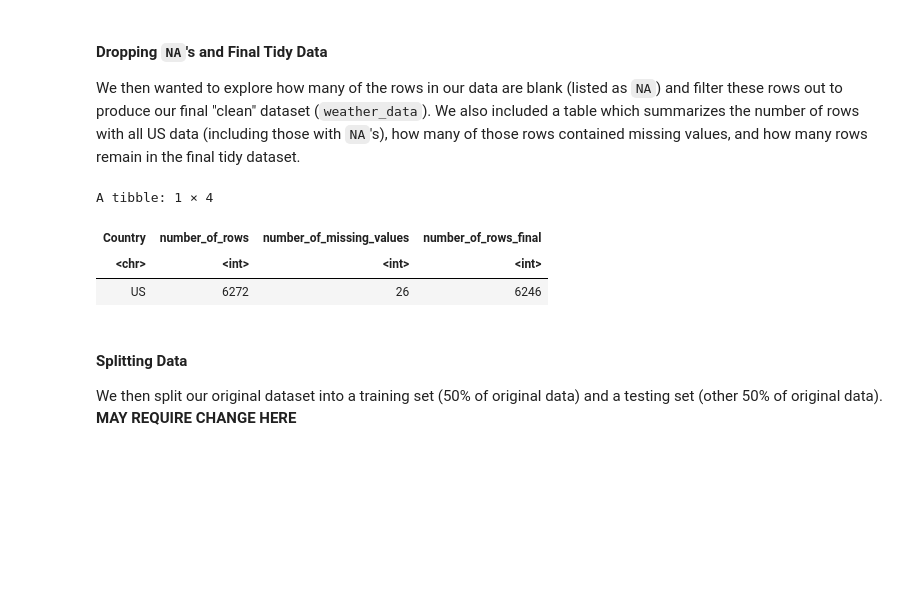
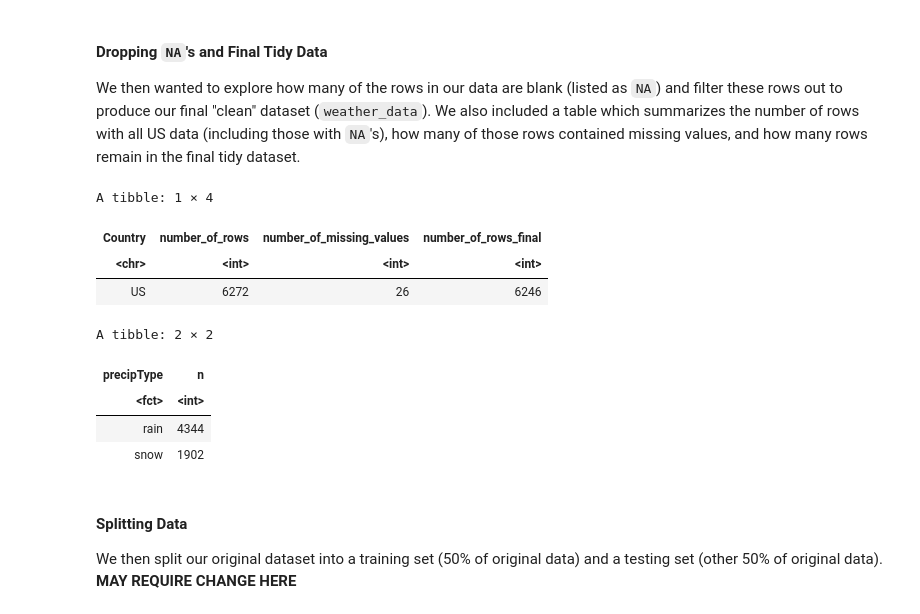
Before and after one commit to codingonapotato/dsci100_group_project_S2022, a Jupyter notebook: Final Project Report.ipynb, the cells around one changed output. Drawn from its saved outputs; the diff is of its cells as text; code cells hidden in the pictures; blank space fills up the shorter version.

Commit message:
Added new code stuff and tweaked code in areas uhhhh for instance the recipe and the earlier datatables

```diff
--- a/Final Project Report.ipynb
+++ b/Final Project Report.ipynb
@@ -105,38 +87,38 @@ A tibble: 6272 × 6
 
 We then wanted to explore how many of the rows in our data are blank (listed as `NA`) and filter these rows out to produce our final "clean" dataset (`weather_data`). We also included a table which summarizes the number of rows with all US data (including those with `NA`'s), how many of those rows contained missing values, and how many rows remain in the final tidy dataset.
 # %%
-# na_count <- weather_data_US_only %>%
-#             is.na() %>%
-#             as.data.frame() %>%
-#             filter(precipType == TRUE) %>%
-#             group_by(precipType) %>%
-#             summarize(number_of_missing = n()) %>%
-#             select(-precipType) #formally showing number of missing values in a weather_data_US_only dataframe
-
-# !!! <Above version needs am keeping temporarily review again make sure that the logic below works>
-
 na_count <- weather_data_US_only %>%
                 filter(is.na(precipProbability)
                        | is.na(temperatureHigh)
                        | is.na(temperatureLow)
                        | is.na(dewPoint)
                        | is.na(precipType)) %>%
                 nrow() # To show the amount of missing data in our variables
 
 weather_data <- weather_data_US_only %>%
     drop_na() %>%
     mutate(precipType = as.factor(precipType)) #dropping all NA values from the dataset and mutating precipType into a factor
-# !!! Considering perhaps just select(-Country) here too cause it's a lil weird that we decide to split the data and THEN remove it lol
 
 unified_tibble <- slice(count, 1) %>%
                     mutate(number_of_missing_values = na_count) %>%
                     mutate(number_of_rows_final = nrow(weather_data))
 unified_tibble #Aggregate table for column number and number of *previously missing values in the dataset that got removed
+
+class_count <- weather_data %>%
+                select(precipType) %>%
+                count(precipType)
+class_count # Formally show the amount of each label we have in our tidy dataset... use to justify the need to upscale data (mention that in methodology for sure)
+# Gonna go ahead and add the upscaling step to the recipe (like 5.9 of the textbook does)
 # %% [output]
 A tibble: 1 × 4
 | Country | number_of_rows | number_of_missing_values | number_of_rows_final |
 | <chr> | <int> | <int> | <int> |
 | US | 6272 | 26 | 6246 |
+A tibble: 2 × 2
+| precipType | n |
+| <fct> | <int> |
+| rain | 4344 |
+| snow | 1902 |
 # %% [markdown]
 #### Splitting Data
 
```
Also changed, not shown: parts of 5 cells of this notebook.
